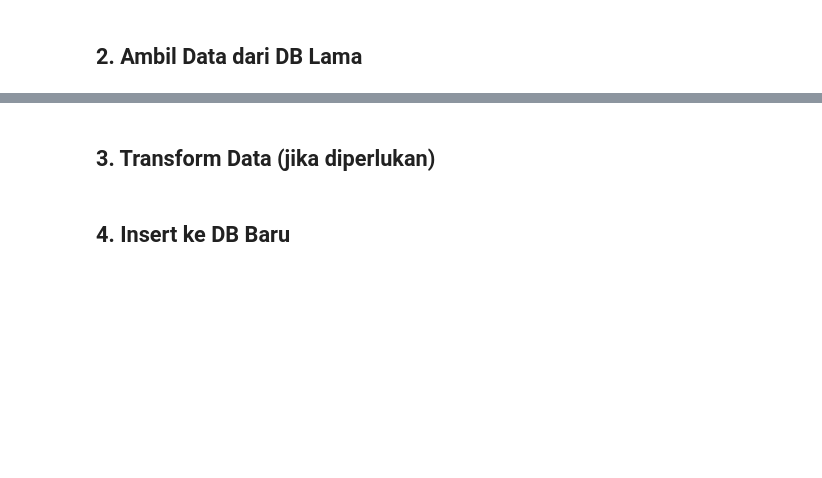
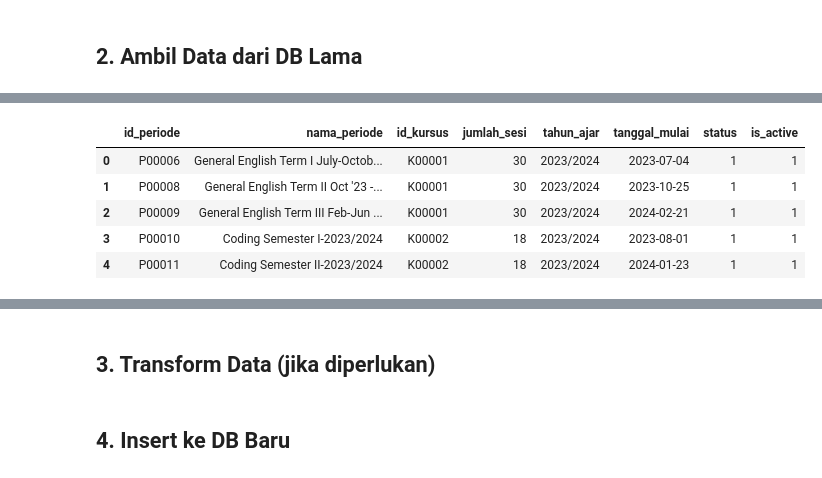
Before and after one commit to umamhaniff/DB_Migration_Leap, a Jupyter notebook: fase_2/script_afrida.ipynb, the cells around one changed output, grey strips where cells are left out. Drawn from its saved outputs; the diff is of its cells as text; code cells hidden in the pictures; blank space fills up the shorter version.

```diff
--- a/fase_2/script_afrida.ipynb
+++ b/fase_2/script_afrida.ipynb
@@ -43,0 +81,76 @@ print(f"Sample data: {{data_old[:3] if data_old else 'No data'}}")
+# %%
+# =================================================
+# PROSES TABEL: periode
+# =================================================
+
+# 2. Mapping nama bulan Indonesia → angka
+bulan_map = {
+    'Januari': 1, 'Februari': 2, 'Maret': 3,
+    'April': 4, 'Mei': 5, 'Juni': 6,
+    'Juli': 7, 'Agustus': 8, 'September': 9,
+    'Oktober': 10, 'November': 11, 'Desember': 12
+}
+
+# 3. Konstruksi tanggal_mulai dari tanggal, bulan_awal, tahun_awal
+def buat_tanggal(row):
+    try:
+        hari = int(row['tanggal'])
+        bulan = bulan_map[row['bulan_awal']]
+        tahun = int(row['tahun_awal'])
+        # Gabung jadi string 'YYYY-MM-DD' lalu parse
+        date_str = f"{tahun}-{bulan:02d}-{hari:02d}"
+        return pd.to_datetime(date_str).date()
+    except:
+        # Jika ada yang kosong atau error, isi dengan NaT (kita bisa investigasi lebih lanjut)
+        return pd.NaT
+
+df_periode_lama['tanggal_mulai'] = df_periode_lama.apply(buat_tanggal, axis=1)
+
+# 4. Hapus kolom lama yang tidak diperlukan
+kolom_dibuang = ['tanggal', 'bulan_awal', 'tahun_awal', 'mitra']
+df_periode = df_periode_lama.drop(columns=kolom_dibuang, errors='ignore')
+
+# 5. Rename kolom-kolom yang tersisa
+mapping_periode = {
+    'idperiode': 'id_periode',
+    'nama_term': 'nama_periode',
+    'idpendkursus': 'id_kursus',
+    'jml_sesi': 'jumlah_sesi',
+    'tahun_ajar': 'tahun_ajar'        # biarkan sama dulu
+}
+df_periode = df_periode.rename(columns=mapping_periode)
+
+# 6. Tambah kolom baru
+df_periode['status'] = 1
+df_periode['is_active'] = 1
+
+# 7. Pastikan tipe data
+df_periode['id_periode'] = df_periode['id_periode'].astype(str)  # kode seperti 'P00006', jadi str
+df_periode['id_kursus'] = df_periode['id_kursus'].astype(str)    # jika di DB baru juga varchar, sesuaikan
+df_periode['jumlah_sesi'] = df_periode['jumlah_sesi'].astype(int)
+df_periode['tahun_ajar'] = df_periode['tahun_ajar'].astype(str)
+# tanggal_mulai sudah bertipe date
+
+# 8. Cek kualitas
+cek_kualitas(df_periode, 'periode', 'id_periode')
+
+# Cek tanggal yang gagal di-parse (NaT)
+gagal = df_periode[df_periode['tanggal_mulai'].isna()]
+if len(gagal) > 0:
+    print(f"\n⚠️  {len(gagal)} baris gagal membuat tanggal_mulai:")
+    print(gagal[['id_periode', 'nama_periode']])
+
+# Cek FK ke tabel kursus di db_old (karena db_new belum ada isinya)
+try:
+    # Asumsi di db_old tabel kursus punya primary key 'idpendkursus'
+    kursus_old = pd.read_sql('SELECT idpendkursus FROM pendidikankursus', db_old)
+    id_kursus_set = set(kursus_old['idpendkursus'].unique())
+    missing_fk = df_periode[~df_periode['id_kursus'].isin(id_kursus_set)]
+    if len(missing_fk) > 0:
+        print(f"\n⚠️  Ditemukan {len(missing_fk)} id_kursus di periode yang TIDAK ada di tabel kursus (db_old):")
+        print(missing_fk[['id_periode', 'id_kursus']].head())
+    else:
+        print("✅ Semua id_kursus di periode valid (ditemukan di db_old).")
+except Exception as e:
+    print(f"ℹ️  Gagal validasi FK ke kursus via db_old: {e}")
+# %% [output]
@@ -43,0 +174,6 @@ print(f"Sample data: {{data_old[:3] if data_old else 'No data'}}")
+|  | id_periode | nama_periode | id_kursus | jumlah_sesi | tahun_ajar | tanggal_mulai | status | is_active |
+| 0 | P00006 | General English Term I July-Octob... | K00001 | 30 | 2023/2024 | 2023-07-04 | 1 | 1 |
+| 1 | P00008 | General English Term II Oct '23 -... | K00001 | 30 | 2023/2024 | 2023-10-25 | 1 | 1 |
+| 2 | P00009 | General English Term III Feb-Jun ... | K00001 | 30 | 2023/2024 | 2024-02-21 | 1 | 1 |
+| 3 | P00010 | Coding Semester I-2023/2024 | K00002 | 18 | 2023/2024 | 2023-08-01 | 1 | 1 |
+| 4 | P00011 | Coding Semester II-2023/2024 | K00002 | 18 | 2023/2024 | 2024-01-23 | 1 | 1 |
```
Also changed, not shown: parts of 7 cells of this notebook, 2 other files.
